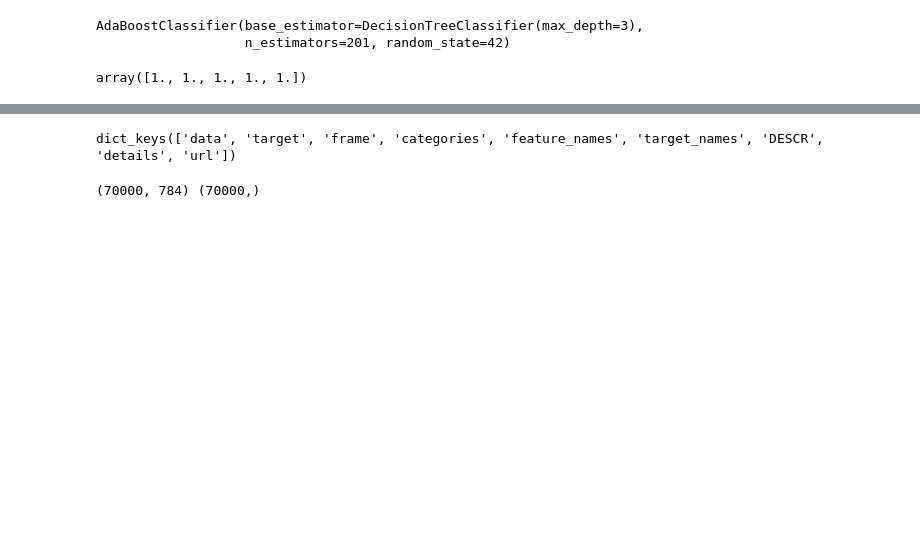
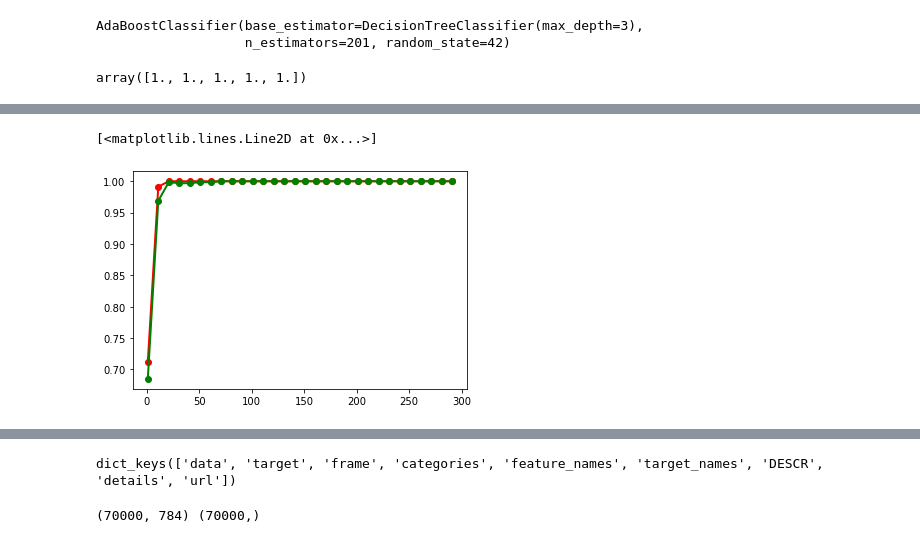
Before and after one commit to barmag/cs7641-projects, a Jupyter notebook: project1/boosting_experiments.ipynb, the cells around one changed output, grey strips where cells are left out. Saved outputs shown, nothing was run; the diff lists cells and outputs as text; code cells hidden in the pictures; blank space fills up the shorter version.

Commit message:
boosting analysis

```diff
--- a/project1/boosting_experiments.ipynb
+++ b/project1/boosting_experiments.ipynb
@@ -146,0 +130,12 @@ plt.plot(estimators_range, test_scores_mean, 'o-', label="Cross-validation score
+# %%
+lw = 2
+estimators_range = range(1,300, 10)
+train_scores, test_scores = validation_curve(AdaBoostClassifier(base_estimator=DecisionTreeClassifier(max_depth=3), random_state=42), X_train, y_train, param_name="n_estimators", param_range=estimators_range, scoring="accuracy", cv=10, n_jobs=-1, verbose=2)
+train_scores_mean = np.mean(train_scores, axis=1)
+train_scores_std = np.std(train_scores, axis=1)
+test_scores_mean = np.mean(test_scores, axis=1)
+test_scores_std = np.std(test_scores, axis=1)
+plt.figure()
+plt.plot(estimators_range, train_scores_mean, 'o-', label="Training score", color="r", lw=lw)
+plt.plot(estimators_range, test_scores_mean, 'o-', label="Cross-validation score", color="g", lw=lw)
+# %% [output]
@@ -146,0 +145,2 @@ plt.plot(estimators_range, test_scores_mean, 'o-', label="Cross-validation score
+[<matplotlib.lines.Line2D at 0x...>]
+[figure, added]
```
Also changed, not shown: parts of 23 cells of this notebook, 1 other file.
